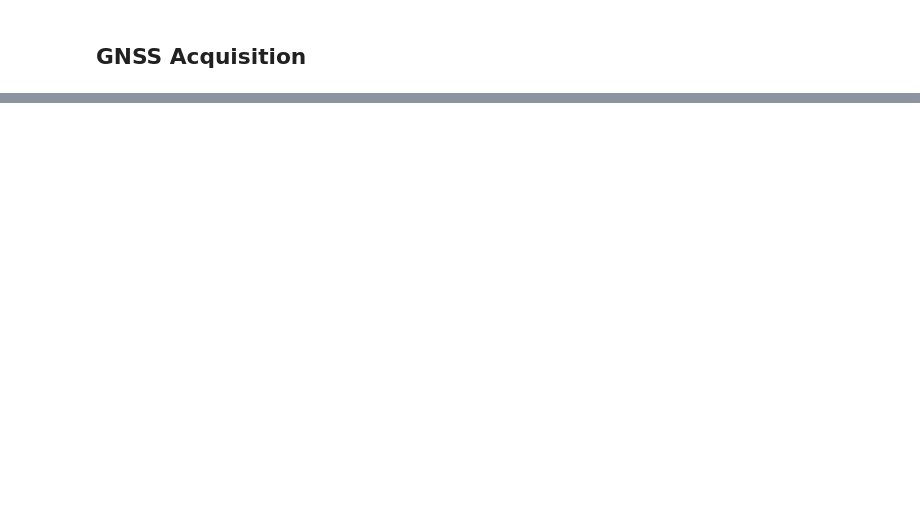
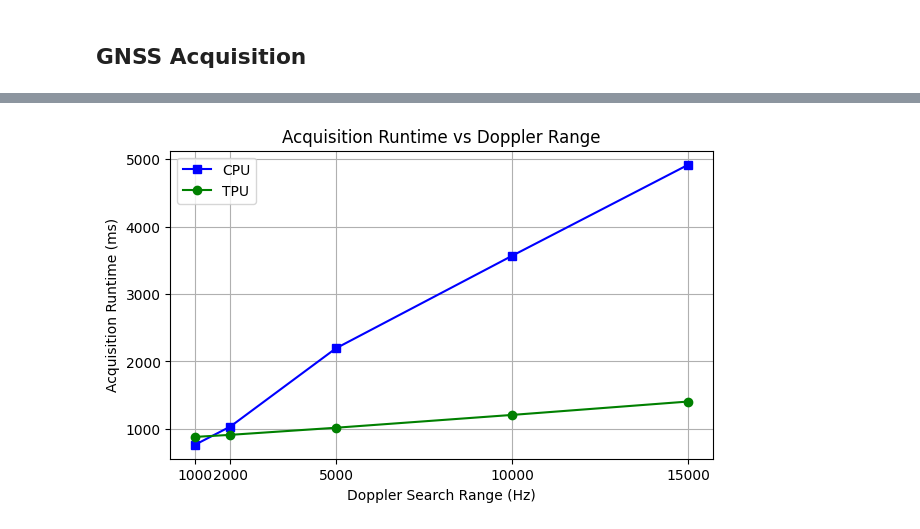
Before and after one commit to DangNguyenDucHuy/gnss-acquisition-tpu, a Jupyter notebook: gnss_acquisition_tpu.ipynb, the cells around one changed output, grey strips where cells are left out. Cells and saved outputs as stored; diff of their text form; code cells hidden in the pictures; blank space fills up the shorter version.

Commit message:
add benchmark

```diff
--- a/gnss_acquisition_tpu.ipynb
+++ b/gnss_acquisition_tpu.ipynb
@@ -560,0 +606,70 @@ Starting processing...
+# %%
+#@title Doppler ranges
+import time
+import numpy as np
+import matplotlib.pyplot as plt
+
+num_runs = 10
+doppler_ranges = [1000, 2000, 5000, 10000, 15000]   # kHz
+benchmark_times = []
+
+for device in ['cpu', 'tpu']:
+    device_times = []
+    for doppler_range in doppler_ranges:
+        settings = Settings(filename=DATAPATH, device=device)
+        settings.acqSearchBand = doppler_range / 1000.0
+
+        # Warm up
+        if device == 'tpu':
+            settings.postProcessing()
+
+        bench = []
+        for _ in range(num_runs):
+            settings.postProcessing()
+            bench.append(settings.acquisition_time * 1000)  # ms
+
+        device_times.append(np.mean(bench))
+
+    print(
+        f"\n\n===== Benchmark time ({device.upper()}) ====="
+        f"\nDoppler range: +- {doppler_range} kHz"
+        f"\nNumber of runs: {num_runs}"
+        f"\nAverage time: {np.mean(device_times)}"
+    )
+
+    benchmark_times.append(device_times)
+
+
+# Visualize
+fig, ax = plt.subplots(figsize=(7,4))
+
+ax.plot(
+    doppler_ranges,
+    benchmark_times[0],
+    marker="s",
+    color="blue",
+    label="CPU"
+)
+ax.plot(
+    doppler_ranges,
+    benchmark_times[1],
+    marker="o",
+    color="green",
+    label="TPU"
+)
+
+ax.set_xlabel("Doppler Search Range (Hz)")
+ax.set_xticks(doppler_ranges)
+ax.set_ylabel("Acquisition Runtime (ms)")
+ax.set_title("Acquisition Runtime vs Doppler Range")
+ax.grid(True)
+ax.legend()
+
+plt.savefig(
+    f"doppler_benchmark.png",
+    dpi=300,
+    bbox_inches="tight"
+)
+
+plt.show()
+# %% [output]
@@ -560,0 +693 @@ Starting processing...
+[figure, added]
```
Also changed, not shown: parts of 15 cells of this notebook.
